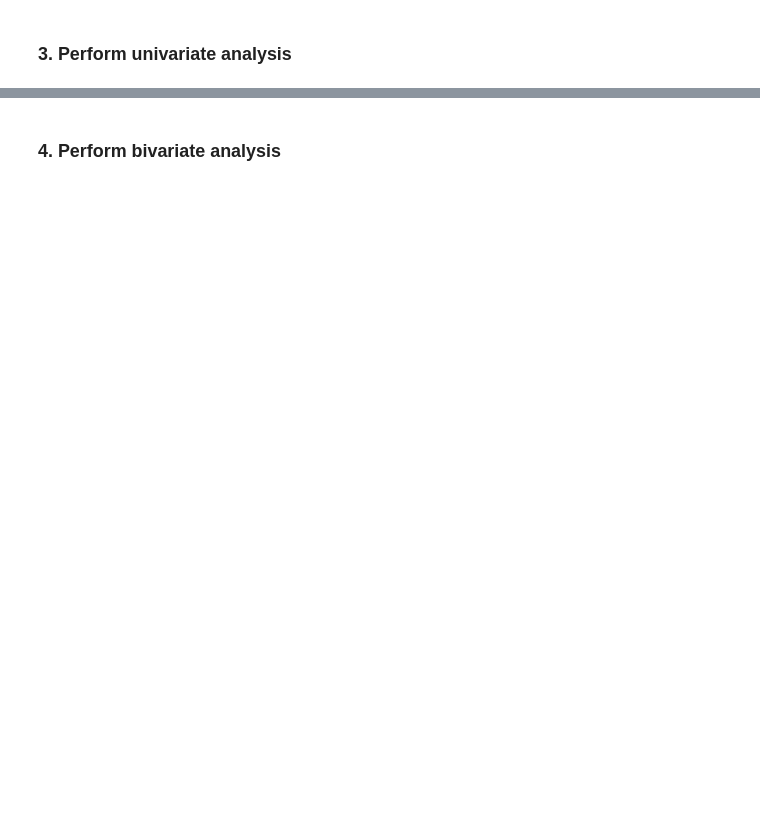
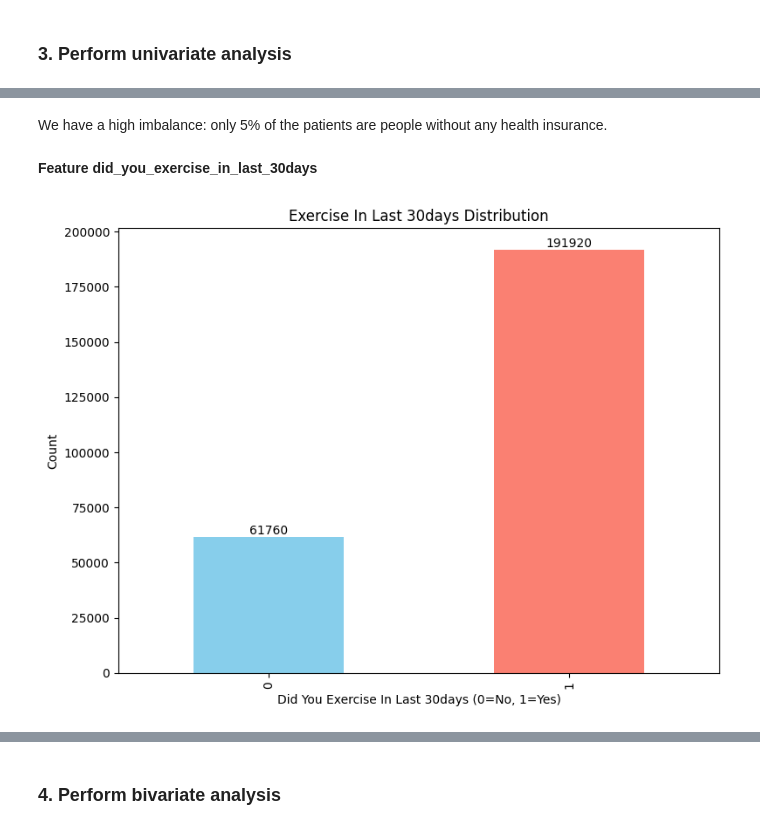
Before and after one commit to p-f-a-h-acouetey/brfss-diabetes-surveys, a Jupyter notebook: notebooks/us-pr-diabetes-trends-2000-2014.ipynb, the cells around one changed output, grey strips where cells are left out. Cells and saved outputs as stored; diff of their text form; code cells hidden in the pictures; blank space fills up the shorter version.

```diff
--- a/notebooks/us-pr-diabetes-trends-2000-2014.ipynb
+++ b/notebooks/us-pr-diabetes-trends-2000-2014.ipynb
@@ -51,0 +174,23 @@ surveys_df.head()
+# %% [markdown]
+We have a high imbalance: only 5% of the patients are people without any health insurance.
+# %% [markdown]
+**Feature did_you_exercise_in_last_30days**
+# %%
+ax = (
+    surveys_df["did_you_exercise_in_last_30days"]
+    .value_counts()
+    .sort_index()
+    .plot(
+        kind="bar",
+        title="Exercise In Last 30days Distribution",
+        xlabel="Did You Exercise In Last 30days (0=No, 1=Yes)",
+        ylabel="Count",
+        figsize=(8, 6),
+        color=["skyblue", "salmon"],
+    )
+)
+ax.bar_label(ax.containers[0])
+plt.tight_layout()
+plt.show()
+# %% [output]
+[figure, added]
```
Also changed, not shown: parts of 73 cells of this notebook.
